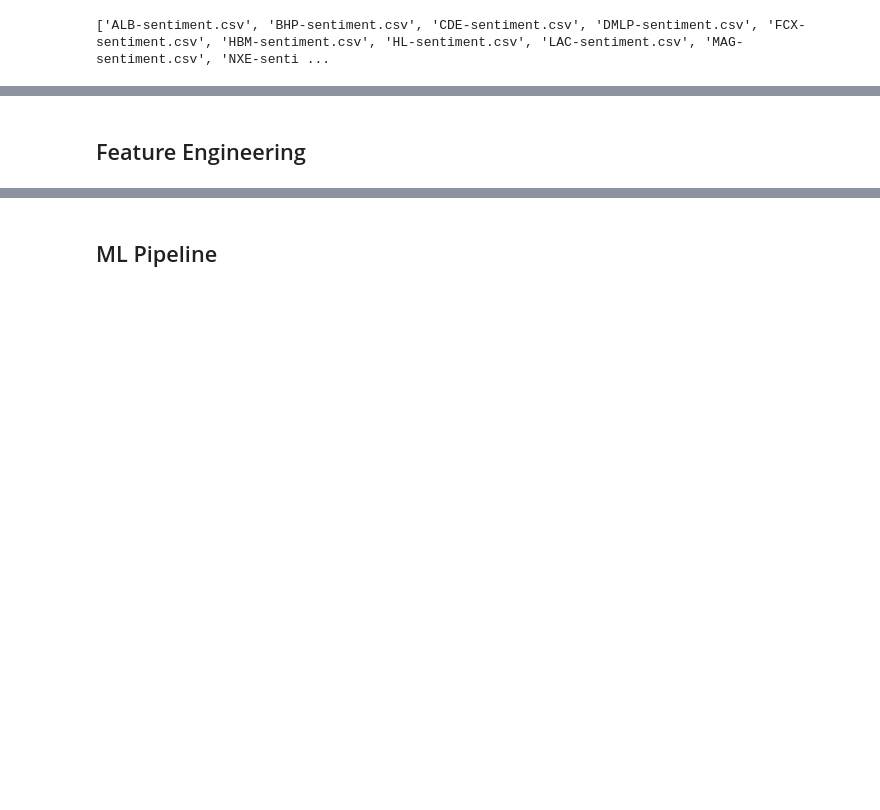
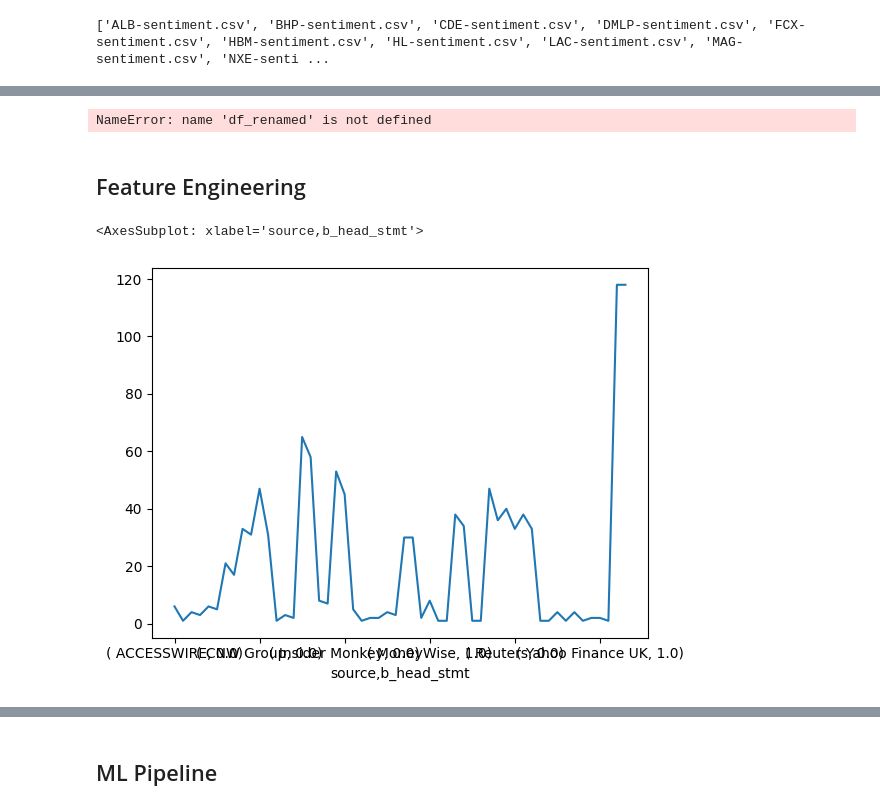
Before and after one commit to jrilkoff/finalProject, a Jupyter notebook: src/bs.ipynb, the cells around one changed output, grey strips where cells are left out. Cells and saved outputs as stored; diff of their text form; code cells hidden in the pictures; blank space fills up the shorter version.

Commit message:
updated to final project submission

```diff
--- a/src/bs.ipynb
+++ b/src/bs.ipynb
@@ -420,0 +432,25 @@ df_merged = main_dataframe_creator(ticker_list, start, end)
+# %%
+path = '../data/'
+extension = 'csv'
+os.chdir(path)
+result = glob.glob('*.{}'.format(extension))
+print(result)
+
+# df_list = []
+
+for item in result:
+    df = pd.read_csv(item, index_col=0)
+    df.rename(columns={
+    'body_posi': 'fb_body_posi',
+    'body_nega': 'fb_body_nega',
+    'body_neut': 'fb_body_neut',
+    'head_posi': 'fb_head_posi',
+    'head_nega': 'fb_head_nega',
+    'head_neut': 'fb_head_neut',
+    'body_stmt': 'fb_body_stmt',
+    'head_stmt': 'fb_head_stmt'
+    }, inplace=True)
+    df.to_csv(f'{path}new-{item}.csv')
+
+# df_sentiment_test = pd.concat(df_list, ignore_index=False)
+# df_csv_all = pd.concat(df_list)
@@ -423,7 +461,8 @@ df_merged = main_dataframe_creator(ticker_list, start, end)
 # %%
-path = '/Users/jrilk/OneDrive/LHL/finalProject/data/'
+csv_path = '../csv/'
+sentiment_path = '../sentiment/'
 extension = 'csv'
-os.chdir(path)
+os.chdir(csv_path)
 result = glob.glob('*.{}'.format(extension))
 print(result)
 
@@ -431,5 +470,5 @@ for item in result:
     print(item)
     df_csv = pd.read_csv(item)
     df_sentiment = fb.sentiment_poster(df_csv)
-    df_sentiment.to_csv(f'{path}{df_sentiment.company[0]}-sentiment.csv')
+    df_sentiment.to_csv(f'{sentiment_path}{df_sentiment.company[0]}-sentiment.csv')
 # %% [output]
@@ -470,0 +497,9 @@ df_sentiment
+# %%
+df_sentiment
+columns_to_drop = ['level_0', 'index', 'date', 'url',# useless columns
+'Date', # Categorical columns  'headline', 'body',
+'Open', 'High', 'Low', 'Close', 'Adj Close', 'Volume' # Financial columns , 'len_head', 'len_body'
+]
+
+df_final = df_sentiment.drop(columns=columns_to_drop).reset_index(drop=True)
+# df_sentiment_test.columns
@@ -471,2 +545,11 @@ df_sentiment
+# %%
+df_renamed
+# %% [output]
+NameError: name 'df_renamed' is not defined
 # %% [markdown]
 ## Feature Engineering
+# %%
+df_final.groupby('source').agg('b_head_stmt').value_counts()
+# %% [output]
+<AxesSubplot: xlabel='source,b_head_stmt'>
+[figure, added]
```
Also changed, not shown: parts of 30 cells of this notebook, 8 other files.
